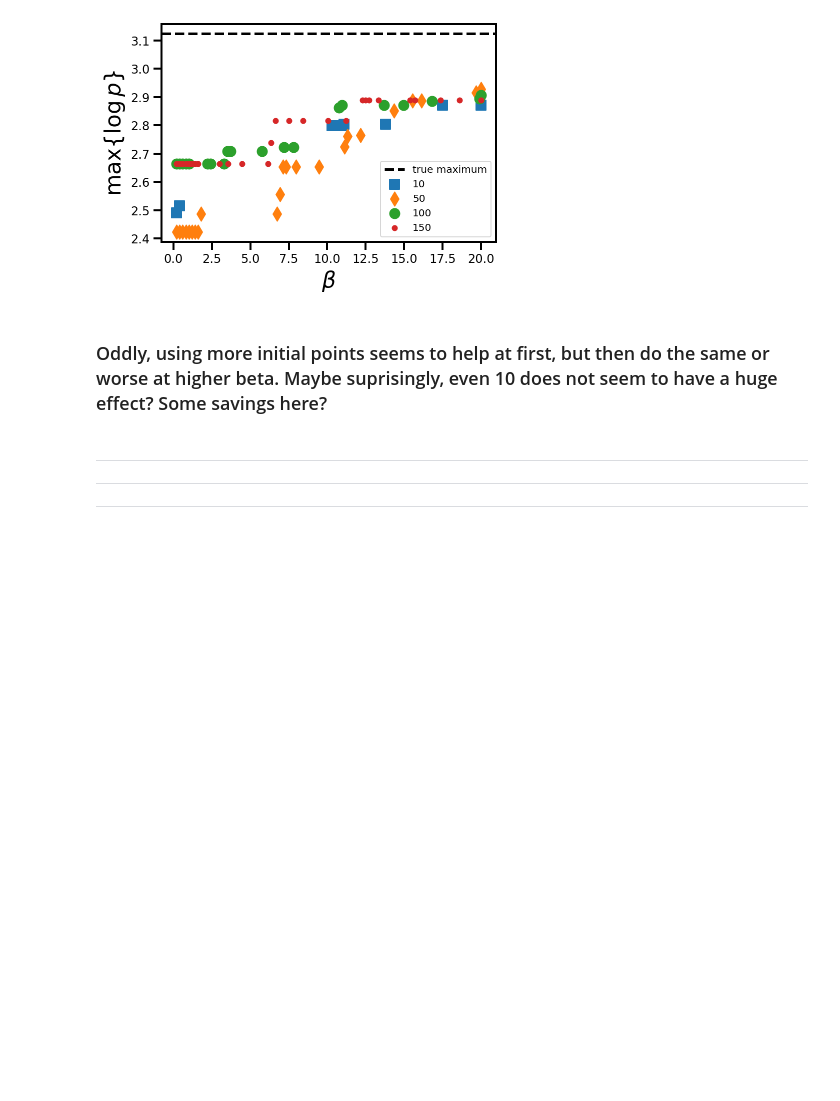
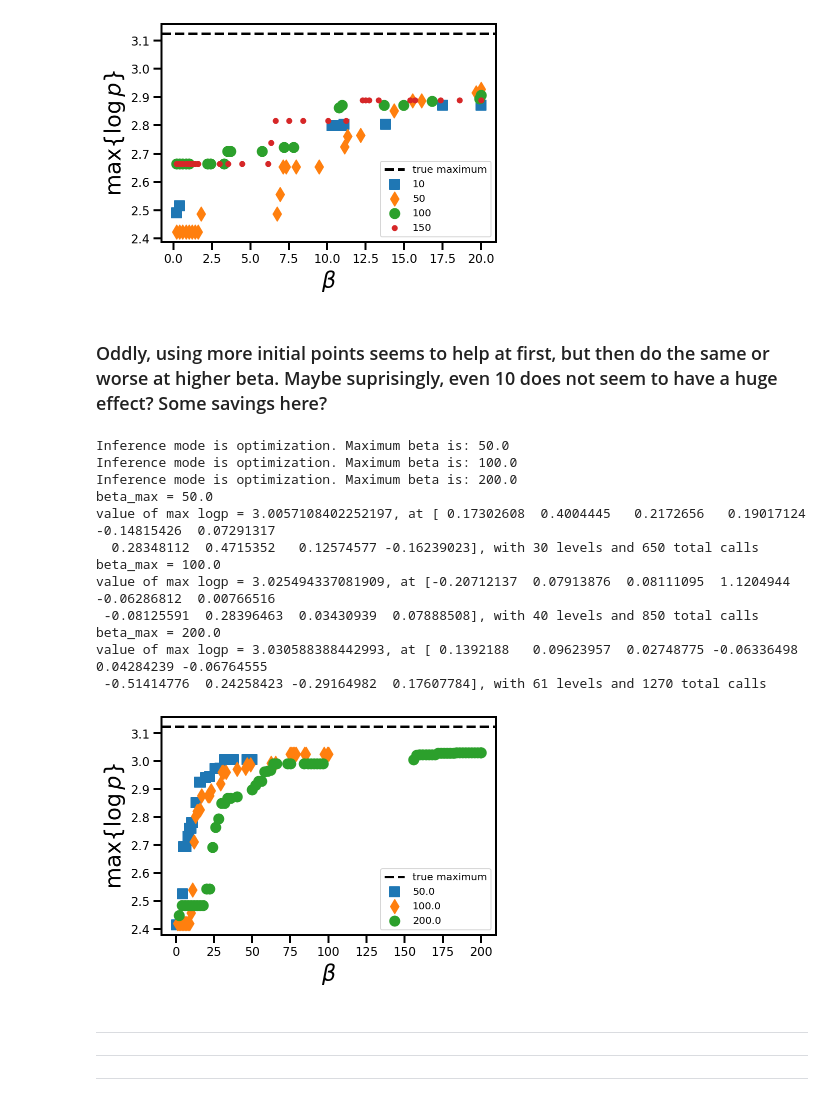
Before and after one commit to RichardGrumitt/nfmc_jax_tests, a Jupyter notebook: nfmc_jax_tests-nfo-obench-ackley.ipynb, the cells around one changed output. Cells and saved outputs as stored; diff of their text form; code cells hidden in the pictures; blank space fills up the shorter version.

Commit message:
higher beta max

```diff
--- a/nfmc_jax_tests-nfo-obench-ackley.ipynb
+++ b/nfmc_jax_tests-nfo-obench-ackley.ipynb
@@ -583,6 +583,32 @@ value of max logp = 2.8886334896087646, at [ 1.1587362   0.08231306 -0.03454065
 [figure]
 # %% [markdown]
 ### Oddly, using more initial points seems to help at first, but then do the same or worse at higher beta. Maybe suprisingly, even 10 does not seem to have a huge effect? Some savings here?
+# %%
+# More extreme beta_max
+bms10,bmy10 = [50.,100.,200.],[]
+for bm in bms10: bmy10.append(
+                   run_nfo(n_prior=50,n=10,log_like=log_ack10,log_prior=log_flat_one,top_verbose=False,verbose=False,
+                   low=lb,high=ub,random_init=True,beta_max=bm,d=1,c=0,b=2,rel_beta=1,t_ess=0.9,lossfunc=2,
+
+                 ))
+for i,bmyi in enumerate(bmy10):  #info about the run
+    print("beta_max = {0}".format(float(bms10[i])))
+    get_metrics(bmyi)
+plot_maxs(bmy10,labels=bms10) #plots
+# %% [output]
+Inference mode is optimization. Maximum beta is: 50.0
+Inference mode is optimization. Maximum beta is: 100.0
+Inference mode is optimization. Maximum beta is: 200.0
+beta_max = 50.0
+value of max logp = 3.0057108402252197, at [ 0.17302608  0.4004445   0.2172656   0.19017124 -0.14815426  0.07291317
+  0.28348112  0.4715352   0.12574577 -0.16239023], with 30 levels and 650 total calls
+beta_max = 100.0
+value of max logp = 3.025494337081909, at [-0.20712137  0.07913876  0.08111095  1.1204944  -0.06286812  0.00766516
+ -0.08125591  0.28396463  0.03430939  0.07888508], with 40 levels and 850 total calls
+beta_max = 200.0
+value of max logp = 3.030588388442993, at [ 0.1392188   0.09623957  0.02748775 -0.06336498  0.04284239 -0.06764555
+ -0.51414776  0.24258423 -0.29164982  0.17607784], with 61 levels and 1270 total calls
+[figure, added]
 # %% [markdown]
 ---
 ---
```
